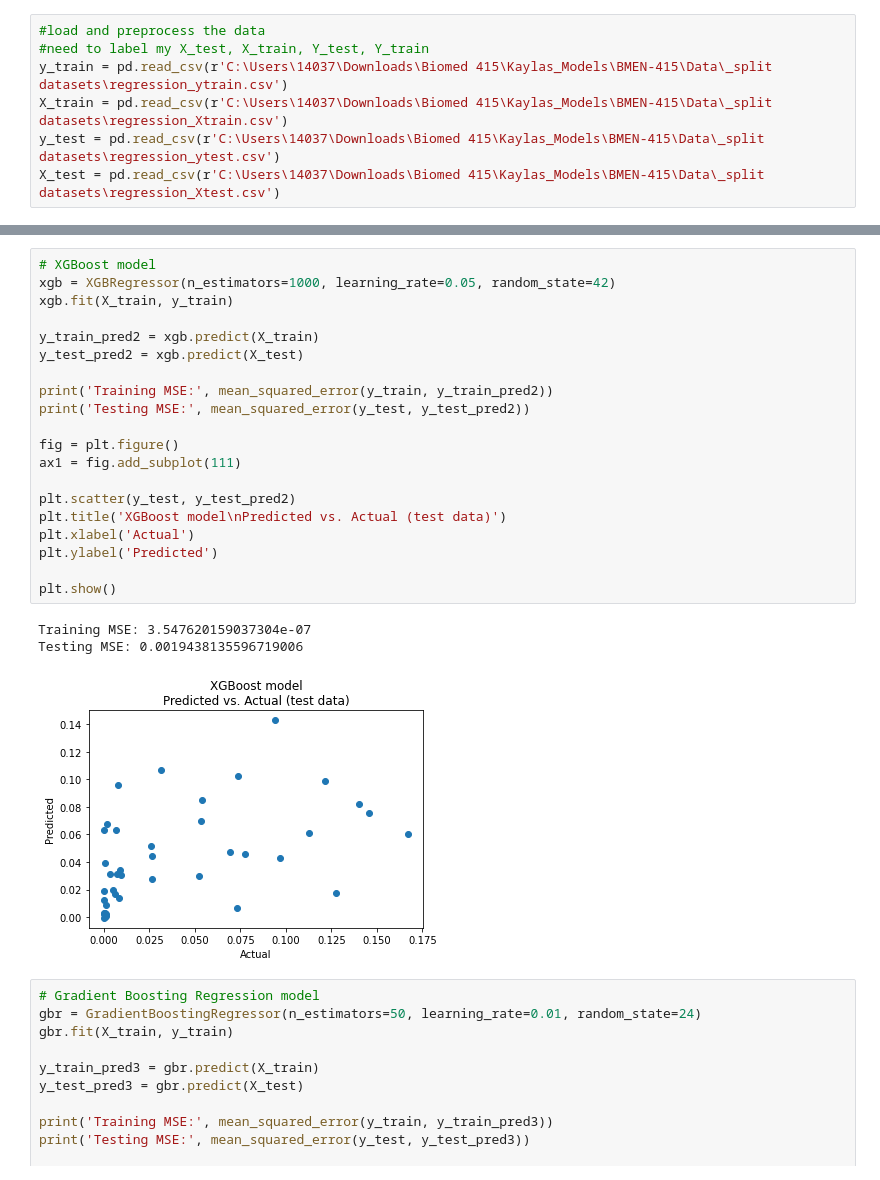
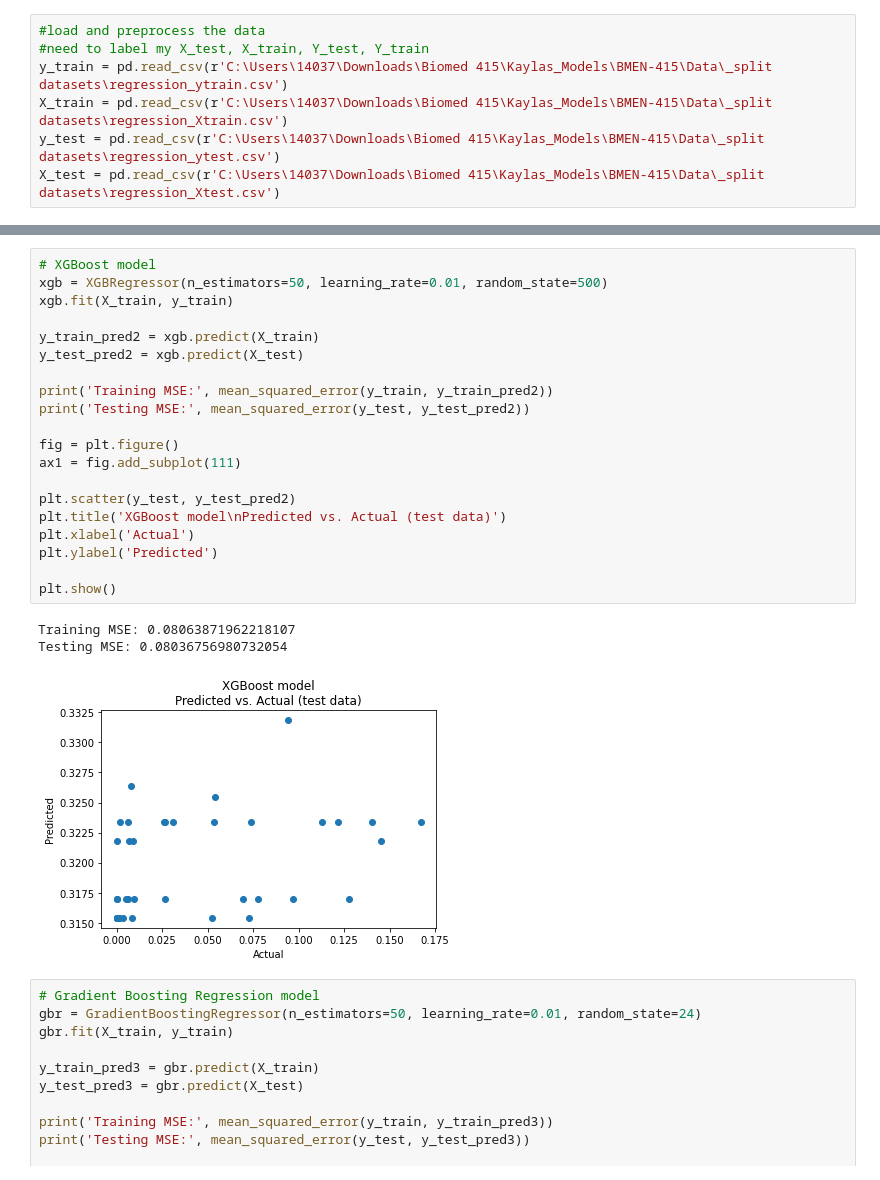
Before and after one commit to maria-jl/BMEN-415, a Jupyter notebook: Models/Regression_Models_Kayla.ipynb, the cells around one changed output, grey strips where cells are left out. Drawn from its saved outputs; the diff is of its cells as text.

Commit message:
adjusting plots

```diff
--- a/Models/Regression_Models_Kayla.ipynb
+++ b/Models/Regression_Models_Kayla.ipynb
@@ -46,28 +47,28 @@ Testing MSE: 0.001653057087886458
 [figure]
 # %%
 # XGBoost model
-xgb = XGBRegressor(n_estimators=1000, learning_rate=0.05, random_state=42)
+xgb = XGBRegressor(n_estimators=50, learning_rate=0.01, random_state=500)
 xgb.fit(X_train, y_train)
 
 y_train_pred2 = xgb.predict(X_train)
 y_test_pred2 = xgb.predict(X_test)
 
 print('Training MSE:', mean_squared_error(y_train, y_train_pred2))
 print('Testing MSE:', mean_squared_error(y_test, y_test_pred2))
 
 fig = plt.figure()
 ax1 = fig.add_subplot(111)
 
 plt.scatter(y_test, y_test_pred2)
 plt.title('XGBoost model\nPredicted vs. Actual (test data)')
 plt.xlabel('Actual')
 plt.ylabel('Predicted')
 
 plt.show()
 # %% [output]
-Training MSE: 3.547620159037304e-07
-Testing MSE: 0.0019438135596719006
+Training MSE: 0.08063871962218107
+Testing MSE: 0.08036756980732054
-[figure, old version]
+[figure, new version]
 # %%
 # Gradient Boosting Regression model
 gbr = GradientBoostingRegressor(n_estimators=50, learning_rate=0.01, random_state=24)
```
Also changed, not shown: parts of 1 cell of this notebook.
